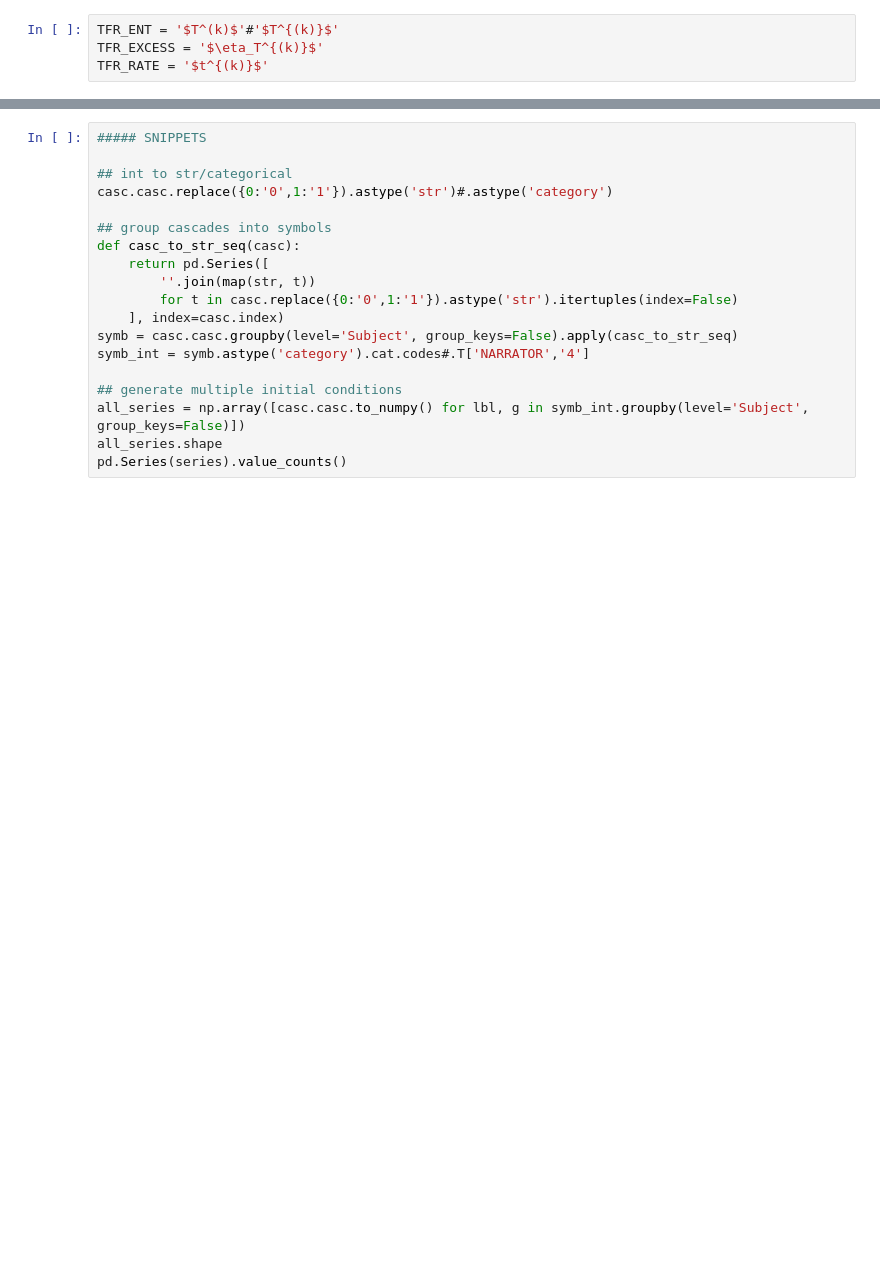
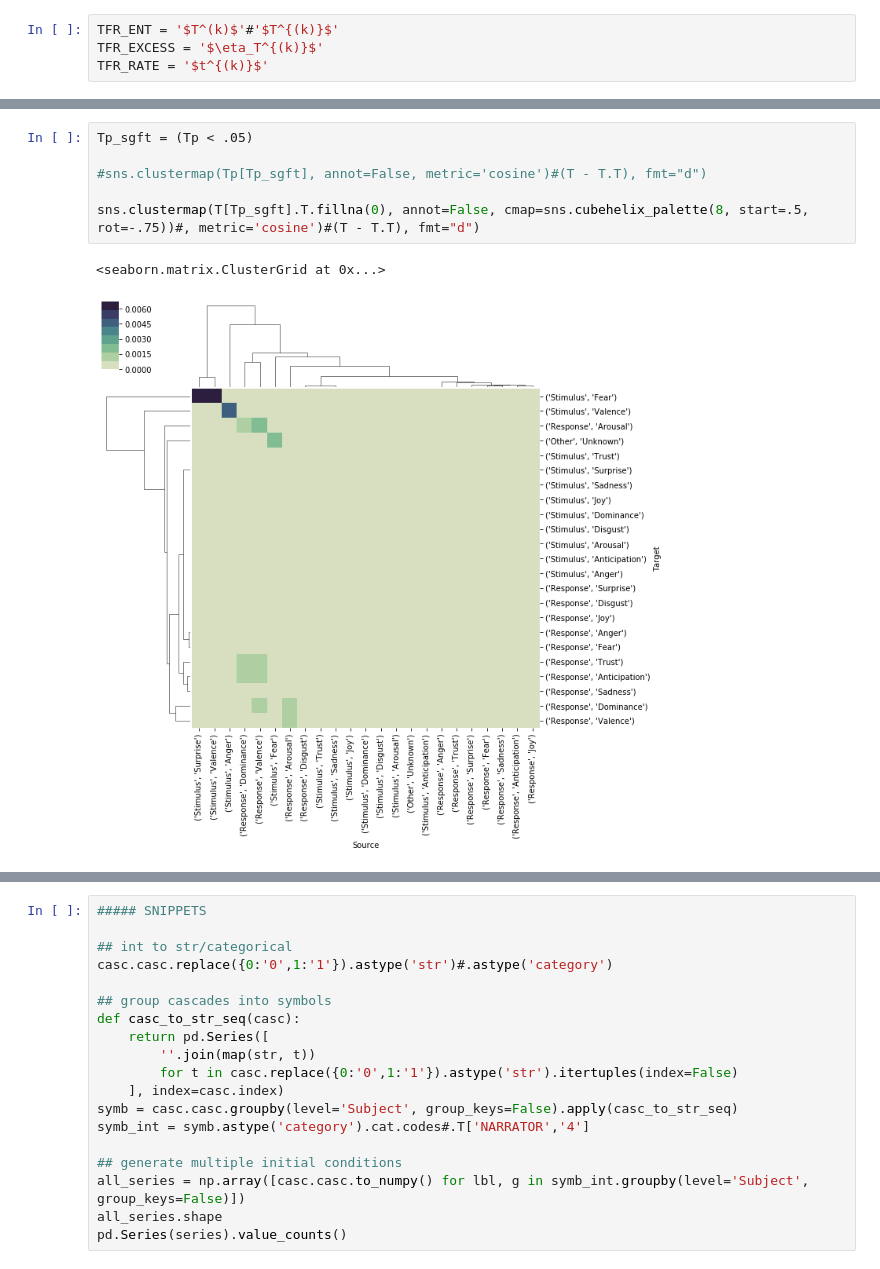
Before and after one commit to kjaquier/psylit-experiments, a Jupyter notebook: notebooks/dev/cascades-transfer-entropy.ipynb, the cells around one changed output, grey strips where cells are left out. Drawn from its saved outputs; the diff is of its cells as text; blank space fills up the shorter version.

```diff
--- a/notebooks/dev/cascades-transfer-entropy.ipynb
+++ b/notebooks/dev/cascades-transfer-entropy.ipynb
@@ -81,0 +82,9 @@ KeyError: 'None of [None] are in the columns'
+# %%
+Tp_sgft = (Tp < .05)
+
+#sns.clustermap(Tp[Tp_sgft], annot=False, metric='cosine')#(T - T.T), fmt="d")
+
+sns.clustermap(T[Tp_sgft].T.fillna(0), annot=False, cmap=sns.cubehelix_palette(8, start=.5, rot=-.75))#, metric='cosine')#(T - T.T), fmt="d")
+# %% [output]
+<seaborn.matrix.ClusterGrid at 0x...>
+[figure, added]
```
Also changed, not shown: parts of 16 cells of this notebook, 13 other files.
